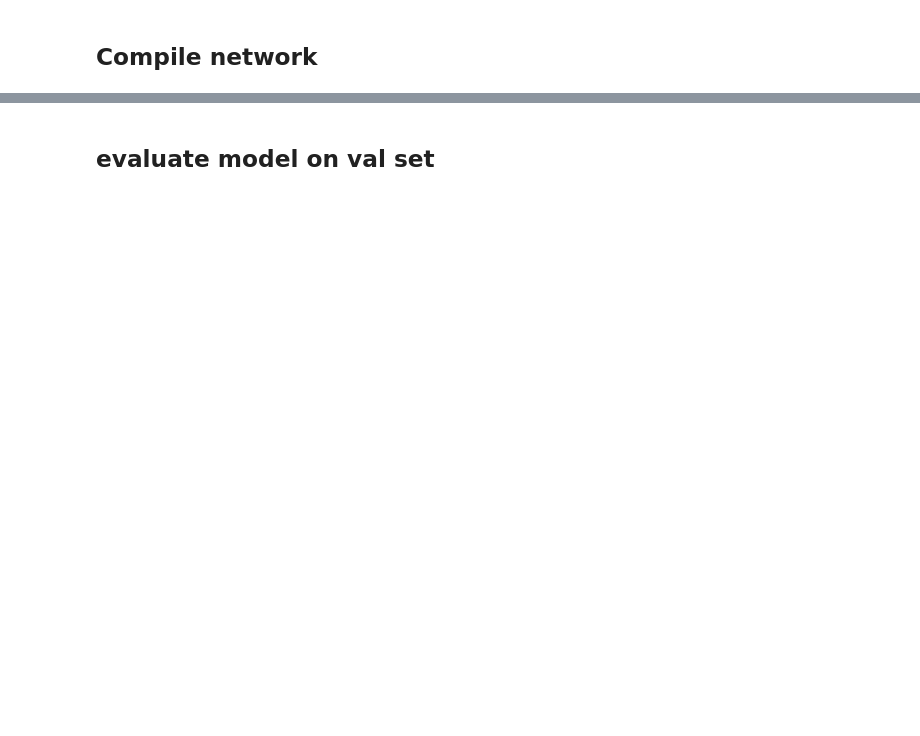
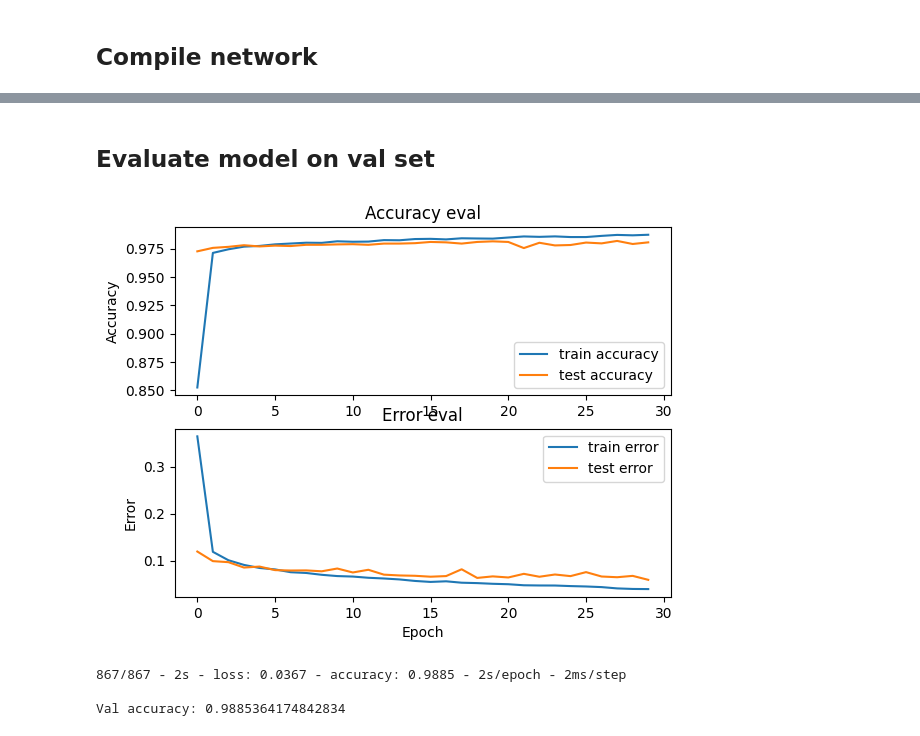
Before and after one commit to GabyDs/FirearmShotDetectionSystem, a Jupyter notebook: FirearmShotDetectionSystem.ipynb, the cells around one changed output, grey strips where cells are left out. Cells and saved outputs as stored; diff of their text form; code cells hidden in the pictures; blank space fills up the shorter version.

```diff
--- a/FirearmShotDetectionSystem.ipynb
+++ b/FirearmShotDetectionSystem.ipynb
@@ -401,5 +481,5 @@ model = keras.Sequential([
         keras.layers.Dense(64, activation="relu"),
 
         # output layer
-        keras.layers.Dense(2, activation="sigmoid")
+        keras.layers.Dense(2, activation="softmax")
         ])
@@ -406,3 +524,6 @@ model = keras.Sequential([
+# %%
+input_shape = (X_train.shape[1], X_train.shape[2], 1)
+model = build_model(input_shape)
 # %% [markdown]
 ## Compile network
 # %%
@@ -435,6 +554 @@ Non-trainable params: 0 (0.00 Byte)
 _________________________________________________________________
-# %%
-history = model.fit(X_train, y_train,
-          validation_data=(X_test, y_test),
-          epochs=20,
-          batch_size=64)
@@ -458,0 +555,5 @@ Epoch 20/20
+# %%
+# train model
+callback = keras.callbacks.EarlyStopping(monitor='loss', patience=3)
+
+history = model.fit(X_train, y_train, validation_data=(X_test, y_test), batch_size=32, epochs=30, callbacks=[callback])
@@ -459,2 +578,2 @@ Epoch 20/20
 # %% [markdown]
-## evaluate model on val set
+## Evaluate model on val set
@@ -462,0 +580,12 @@ val_inputs, val_targets = load_data(val_drive_path)
+# %%
+plot_history(history)
+# %% [output]
+[figure, added]
+# %%
+# evaluate model on val set
+val_loss, val_acc = model.evaluate(X_validation, y_validation, verbose=2)
+print('\nVal accuracy:', val_acc)
+# %% [output]
+867/867 - 2s - loss: 0.0367 - accuracy: 0.9885 - 2s/epoch - 2ms/step
+
+Val accuracy: 0.9885364174842834
```
Also changed, not shown: parts of 39 cells of this notebook.
